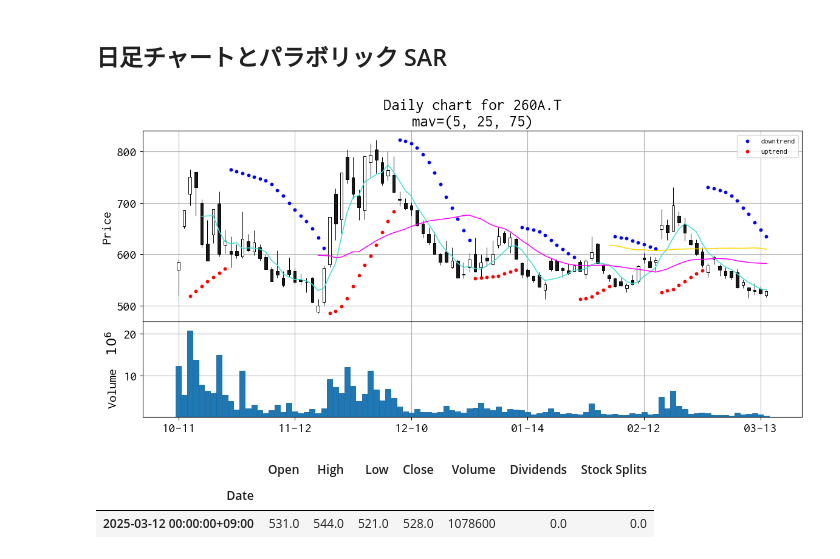
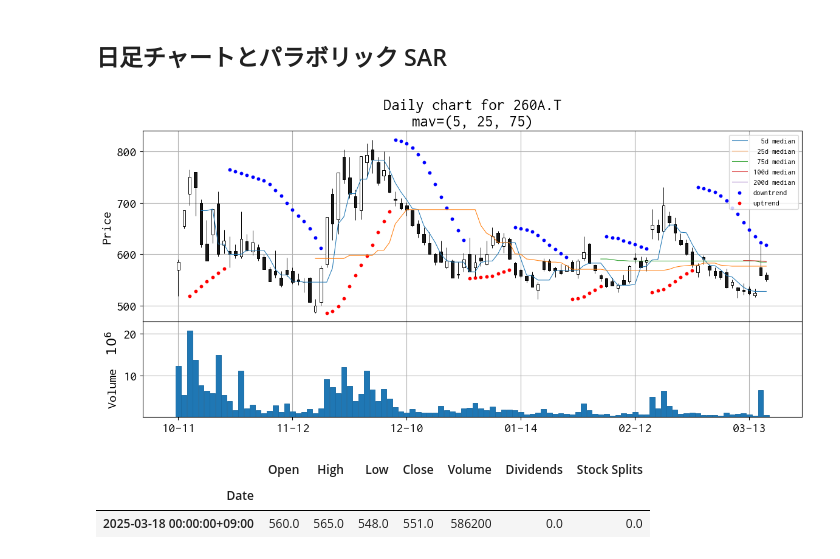
Before and after one commit to bitwalk123/stock, a Jupyter notebook: watching/report_daily_260A.ipynb, the cells around one changed output. Saved outputs shown, nothing was run; the diff lists cells and outputs as text; code cells hidden in the pictures.

```diff
--- a/watching/report_daily_260A.ipynb
+++ b/watching/report_daily_260A.ipynb
@@ -20,8 +22,8 @@ pattern = re.compile(r'(.+)\.T')
 symbol = '260A.T'
 ticker = yf.Ticker(symbol)
 
-df = ticker.history(period='6mo')
-df.tail()
+df = ticker.history(period='6mo', interval='1d')
+df
 # %% [output]
 |  | Open | High | Low | Close | Volume | Dividends | Stock Splits |
 | Date |  |  |  |  |  |  |  |
@@ -32,0 +42,3 @@ df.tail()
+# %%
+df0 = ticker.history(period='max', interval='1d')
+df0
@@ -56,7 +83,18 @@ for i, axis in enumerate(gs.subplots(sharex='col')):
     ax[i] = axis
     ax[i].grid()
 
+mm005 = df0['Close'].rolling(5).median()
+mm025 = df0['Close'].rolling(25).median()
+mm075 = df0['Close'].rolling(75).median()
+mm100 = df0['Close'].rolling(100).median()
+mm200 = df0['Close'].rolling(200).median()
+
 apds  = [
+    mpf.make_addplot(mm005[df.index], width=0.75, label='  5d median', ax=ax[0]),
+    mpf.make_addplot(mm025[df.index], width=0.75, label=' 25d median', ax=ax[0]),
+    mpf.make_addplot(mm075[df.index], width=0.75, label=' 75d median', ax=ax[0]),
+    mpf.make_addplot(mm100[df.index], width=0.75, label='100d median', ax=ax[0]),
+    mpf.make_addplot(mm200[df.index], width=0.75, label='200d median', ax=ax[0]),
     mpf.make_addplot(
         dict_psar['bear'],
         type='scatter',
@@ -79,41 +117,40 @@ apds  = [
 
 mpf.plot(
     df,
     type='candle',
     style='default',
-    mav=(5, 25, 75),
     volume=ax[1],
     datetime_format='%m-%d',
     addplot=apds,
     xrotation=0,
     ax=ax[0],
 )
 
 try:
     ax[0].set_title('Daily chart for %s (%s)\nmav=(5, 25, 75)' % (ticker.info['longName'], symbol))
 except KeyError:
     ax[0].set_title('Daily chart for %s\nmav=(5, 25, 75)' % symbol)
 
 ax[0].legend(loc='best', fontsize=9)
 
 
 plt.tight_layout()
 
 m = pattern.match(symbol)
 if m:
     plt.savefig('daily_chart_%s.png' % m.group(1))
 else:
     plt.savefig('daily_chart_%s.png' % symbol)
 
 plt.show()
 # %% [output]
-[figure, old version]
+[figure, new version]
 # %%
 df.tail(1)
 # %% [output]
 |  | Open | High | Low | Close | Volume | Dividends | Stock Splits |
 | Date |  |  |  |  |  |  |  |
-| 2025-03-12 00:00:00+09:00 | 531.0 | 544.0 | 521.0 | 528.0 | 1078600 | 0.0 | 0.0 |
+| 2025-03-18 00:00:00+09:00 | 560.0 | 565.0 | 548.0 | 551.0 | 586200 | 0.0 | 0.0 |
 # %%
 df.tail(2)['Close']
 # %% [output]
```
Also changed, not shown: parts of 8 cells of this notebook, 8 other files.
